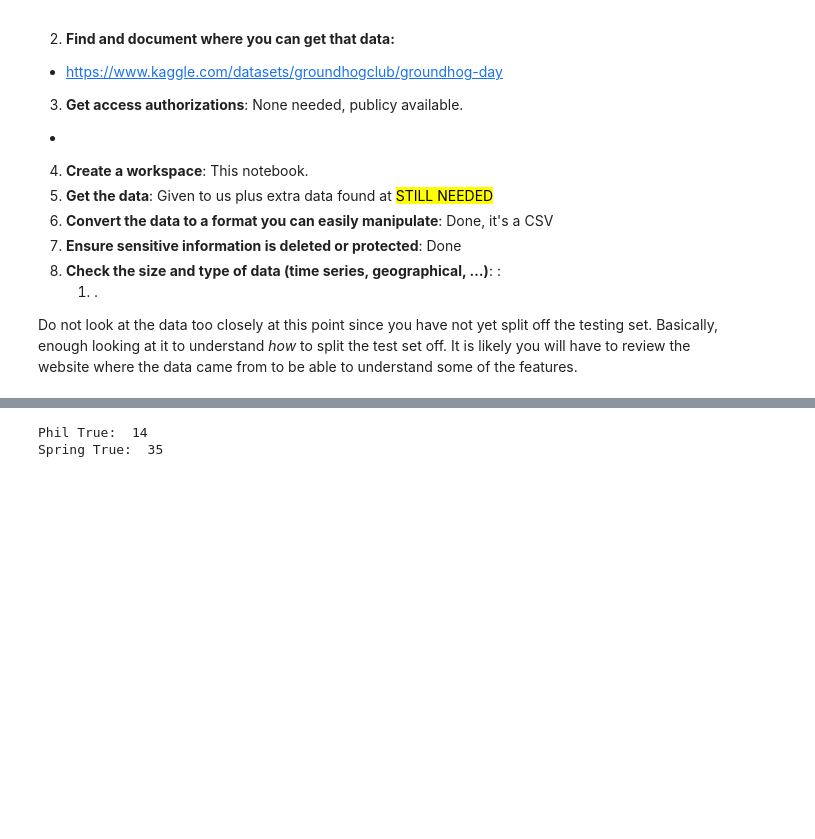
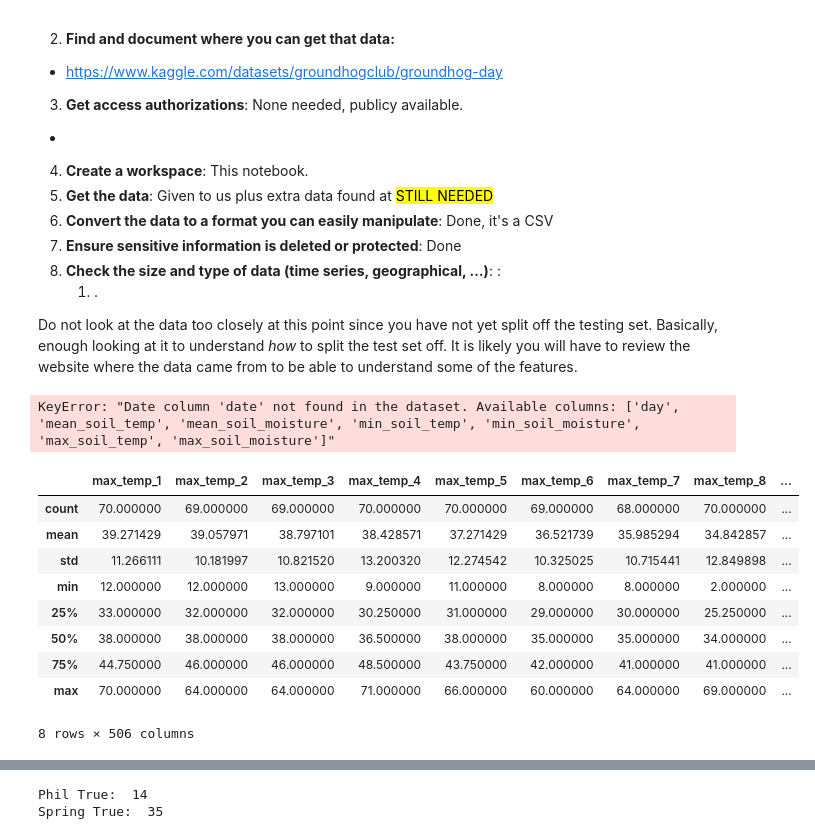
Before and after one commit to bradenkirkpatrick/Machine-Learning-Project-1, a Jupyter notebook: GroundHogProblem.ipynb, the cells around one changed output, grey strips where cells are left out. Saved outputs shown, nothing was run; the diff lists cells and outputs as text; code cells hidden in the pictures; blank space fills up the shorter version.

Commit message:
Fix issues with the GroundHogProblem.ipynb and soil.csv files

```diff
--- a/GroundHogProblem.ipynb
+++ b/GroundHogProblem.ipynb
@@ -71,8 +69,6 @@ purchase before feb 25
 
 Do not look at the data too closely at this point since you have not yet split off the testing set. Basically, enough looking at it to understand *how* to split the test set off. It is likely you will have to review the website where the data came from to be able to understand some of the features.
 # %%
-import pandas as pd
-
 def load_data(weather_filename="weather.csv", soil_filename="soil.csv", phil_pred_filename="phil_pred.csv", early_spring_filename="early_spring.csv", el_nino_filename="el_nino.csv"):
     """
     Load all the data and join it together. The data will be pivoted so that the year is the row index.
@@ -82,11 +78,11 @@ def load_data(weather_filename="weather.csv", soil_filename="soil.csv", phil_pre
         pandas.DataFrame: A DataFrame with years as row indices.
     """
     # Load data from CSV files
-    weather = pd.read_csv(weather_filename, parse_dates=[0], na_values=['M'])
-    soil = pd.read_csv(soil_filename, parse_dates=[0])
-    phil_pred = pd.read_csv(phil_pred_filename)
-    early_spring = pd.read_csv(early_spring_filename)
-    el_nino = pd.read_csv(el_nino_filename)
+    weather = pandas.read_csv(weather_filename, parse_dates=[0], na_values=['M'])
+    soil = pandas.read_csv(soil_filename, parse_dates=[0])
+    phil_pred = pandas.read_csv(phil_pred_filename)
+    early_spring = pandas.read_csv(early_spring_filename)
+    el_nino = pandas.read_csv(el_nino_filename)
 
     # Pivot and join data, using appropriate date columns for weather and soil
     basic_data = (
@@ -124,6 +120,21 @@ def pivot(data, date_col, pivot_value='day_of_year'):
     return data
 # %%
 data = load_data(weather_filename="weather.csv", soil_filename="soil.csv", phil_pred_filename="phil_pred.csv", early_spring_filename="early_spring.csv", el_nino_filename="el_nino_data.csv")
+# %% [output]
+KeyError: "Date column 'date' not found in the dataset. Available columns: ['day', 'mean_soil_temp', 'mean_soil_moisture', 'min_soil_temp', 'min_soil_moisture', 'max_soil_temp', 'max_soil_moisture']"
+# %%
+data.describe()
+# %% [output]
+|  | max_temp_1 | max_temp_2 | max_temp_3 | max_temp_4 | max_temp_5 | max_temp_6 | max_temp_7 | max_temp_8 | ... |
+| count | 70.000000 | 69.000000 | 69.000000 | 70.000000 | 70.000000 | 69.000000 | 68.000000 | 70.000000 | ... |
+| mean | 39.271429 | 39.057971 | 38.797101 | 38.428571 | 37.271429 | 36.521739 | 35.985294 | 34.842857 | ... |
+| std | 11.266111 | 10.181997 | 10.821520 | 13.200320 | 12.274542 | 10.325025 | 10.715441 | 12.849898 | ... |
+| min | 12.000000 | 12.000000 | 13.000000 | 9.000000 | 11.000000 | 8.000000 | 8.000000 | 2.000000 | ... |
+| 25% | 33.000000 | 32.000000 | 32.000000 | 30.250000 | 31.000000 | 29.000000 | 30.000000 | 25.250000 | ... |
+| 50% | 38.000000 | 38.000000 | 38.000000 | 36.500000 | 38.000000 | 35.000000 | 35.000000 | 34.000000 | ... |
+| 75% | 44.750000 | 46.000000 | 46.000000 | 48.500000 | 43.750000 | 42.000000 | 41.000000 | 41.000000 | ... |
+| max | 70.000000 | 64.000000 | 64.000000 | 71.000000 | 66.000000 | 60.000000 | 64.000000 | 69.000000 | ... |
+8 rows × 506 columns
 # %%
 spring = read_csv("early_spring.csv")
 phil = read_csv("phil_pred.csv")
```
Also changed, not shown: parts of 4 cells of this notebook, 1 other file.
